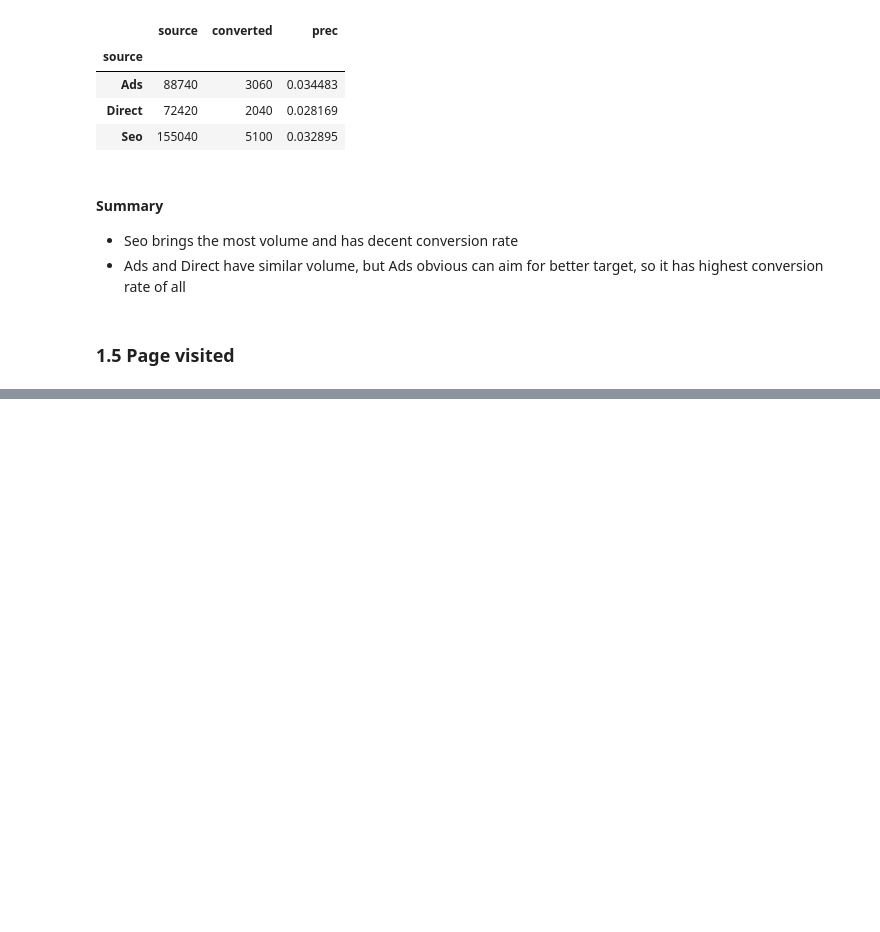
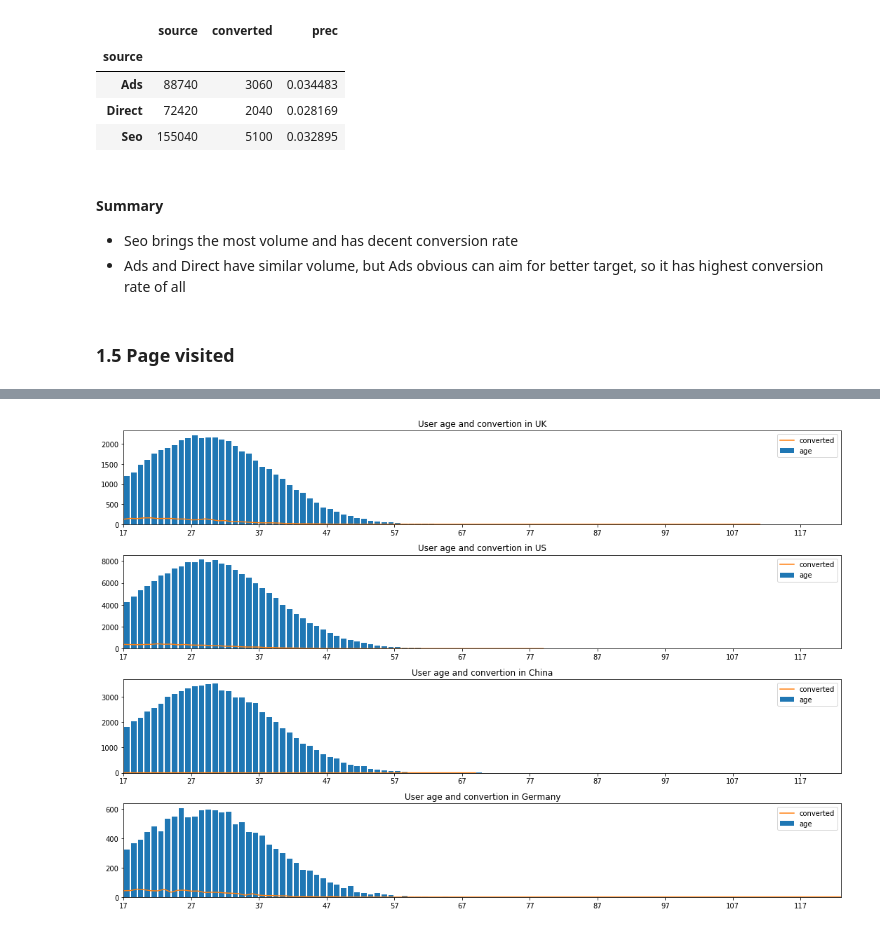
Before and after one commit to YizhiW/DS_Challenges, a Jupyter notebook: 1_ConversionRate/ConversionRate.ipynb, the cells around one changed output, grey strips where cells are left out. Cells and saved outputs as stored; diff of their text form; code cells hidden in the pictures; blank space fills up the shorter version.

```diff
--- a/1_ConversionRate/ConversionRate.ipynb
+++ b/1_ConversionRate/ConversionRate.ipynb
@@ -130,0 +572,22 @@ Name: total_pages_visited, dtype: int64
+# %%
+cty_name = df['country'].unique()
+x = cty_name.size
+fig, axs = plt.subplots(x,1,figsize=(15, 10), tight_layout=True)
+
+#plot each country and their user age
+for i in range(x):
+    tmp_axs = axs[i]
+    tmp_cty = cty_name[i]
+    tmp_slice = df['country'] == tmp_cty
+    tmp_converted = df[tmp_slice].groupby('age').agg({'converted':np.sum})
+    tmp_bin = df['age'].max()+1 - df['age'].min()
+    tmp_axs.set_title('User age and convertion in {}'.format(tmp_cty))
+    tmp_axs.hist(df[tmp_slice]['age'], np.arange(df['age'].min(), df['age'].max()+1, 1), rwidth=0.8)
+    tmp_axs.xaxis.set_ticks(np.arange(df['age'].min(), df['age'].max(), 10))
+    tmp_axs.set_xlim([df['age'].min(),df['age'].max()])
+    #tmp_axs.set_ylim([0,9000])
+    # add convertion
+    tmp_axs.plot(tmp_converted['converted'], linewidth = 1.5)
+    tmp_axs.legend()
+# %% [output]
+[figure, added]
```
Also changed, not shown: parts of 23 cells of this notebook, 6 other files.
